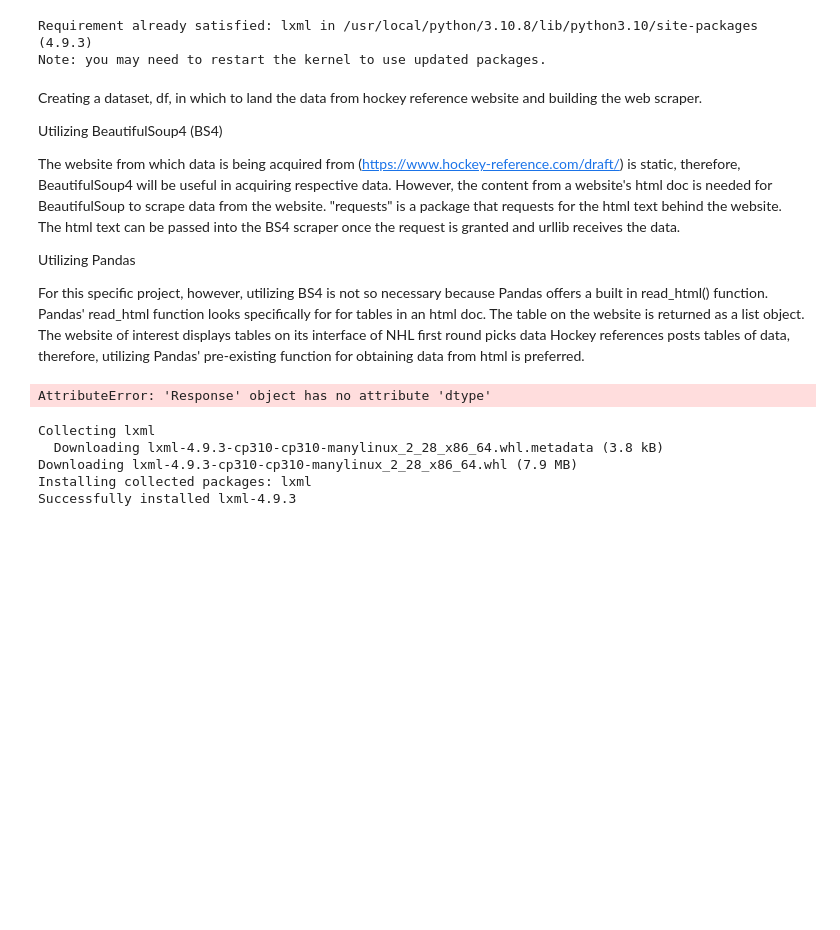
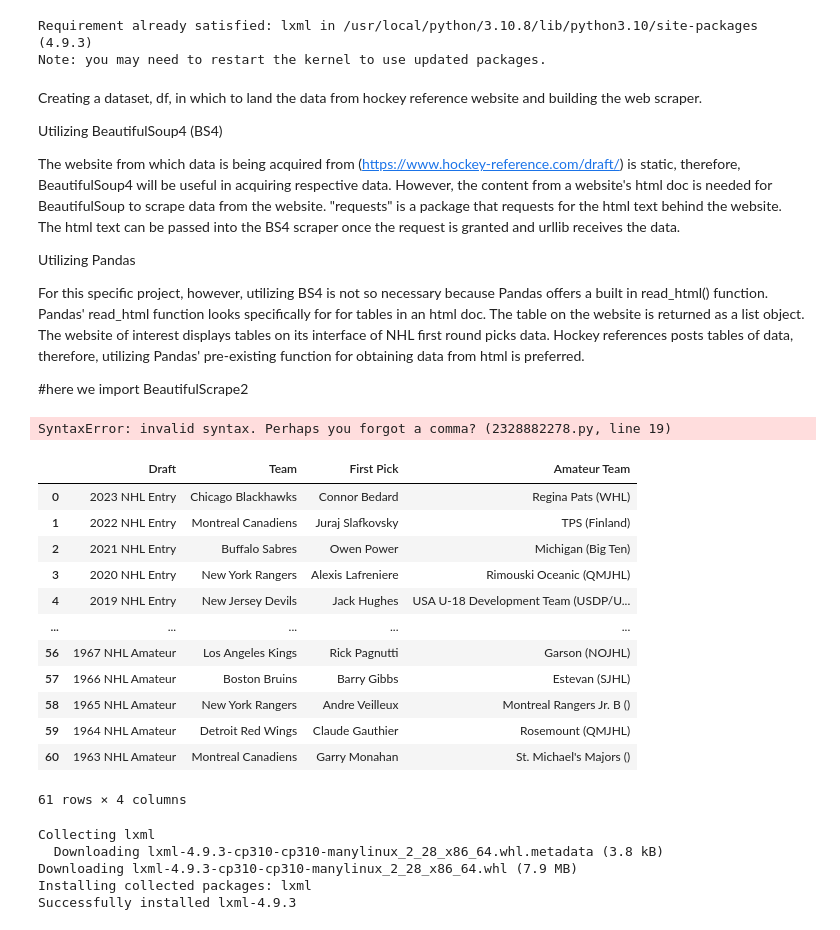
Before and after one commit to sauceboss1526/BestAndRest, a Jupyter notebook: BestAndRest/NHLscraper/NHLscrape.ipynb, the cells around one changed output. Drawn from its saved outputs; the diff is of its cells as text; code cells hidden in the pictures; blank space fills up the shorter version.

```diff
--- a/BestAndRest/NHLscraper/NHLscrape.ipynb
+++ b/BestAndRest/NHLscraper/NHLscrape.ipynb
@@ -36,30 +36,51 @@ Utilizing Pandas
 
 For this specific project, however, utilizing BS4 is not so necessary because Pandas offers a built in read_html() function.
 Pandas' read_html function looks specifically for for tables in an html doc. The table on the website is returned as a list object.
-The website of interest displays tables on its interface of NHL first round picks data
+The website of interest displays tables on its interface of NHL first round picks data.
 Hockey references posts tables of data, therefore, utilizing Pandas' pre-existing function for obtaining data from html is preferred.
+
+#here we import BeautifulScrape2
 # %%
-
+import requests
+import pandas as pd
+#import regex as re
 
 #create url request
 #note that self is a response object when you hover mouse over it
 websiteurl = 'https://www.hockey-reference.com/draft/'
-self.response = requests.get(websiteurl)
+#self.response = requests.get(websiteurl)
 
 #pass the html in bs4 scraper
 #note that self is an
-soup = BeautifulSoup(self.response.content, "html.parser")
+#soup = BeautifulSoup(self.response.content, "html.parser")
 
 #find data
-tablecols = soup.find('tr').text
-year = soup.find('td', class_="left").text
-rows = soup.find('table').text
-rookiesdata1 = pd.read_html('https://www.hockey-reference.com/draft/')
-
+#tablecols = soup.find('tr').text
+#year = soup.find('td', class_="left").text
+#rows = soup.find('table').text
+rookiesdata1 = pd.read_html('https://www.hockey-reference.com/draft/')[0]
+#re.findall([0-9]{4}, rookiesdata1.Draft[0])
+rookiesdata.year = rookiesdata1.Draft
 #show data
-#print(rows)
+#print(rookiesdata.year)
 # %% [output]
-AttributeError: 'Response' object has no attribute 'dtype'
+SyntaxError: invalid syntax. Perhaps you forgot a comma? (2328882278.py, line 19)
+# %%
+rookiesdata1
+# %% [output]
+|  | Draft | Team | First Pick | Amateur Team |
+| 0 | 2023 NHL Entry | Chicago Blackhawks | Connor Bedard | Regina Pats (WHL) |
+| 1 | 2022 NHL Entry | Montreal Canadiens | Juraj Slafkovsky | TPS (Finland) |
+| 2 | 2021 NHL Entry | Buffalo Sabres | Owen Power | Michigan (Big Ten) |
+| 3 | 2020 NHL Entry | New York Rangers | Alexis Lafreniere | Rimouski Oceanic (QMJHL) |
+| 4 | 2019 NHL Entry | New Jersey Devils | Jack Hughes | USA U-18 Development Team (USDP/U... |
+| ... | ... | ... | ... | ... |
+| 56 | 1967 NHL Amateur | Los Angeles Kings | Rick Pagnutti | Garson (NOJHL) |
+| 57 | 1966 NHL Amateur | Boston Bruins | Barry Gibbs | Estevan (SJHL) |
+| 58 | 1965 NHL Amateur | New York Rangers | Andre Veilleux | Montreal Rangers Jr. B () |
+| 59 | 1964 NHL Amateur | Detroit Red Wings | Claude Gauthier | Rosemount (QMJHL) |
+| 60 | 1963 NHL Amateur | Montreal Canadiens | Garry Monahan | St. Michael's Majors () |
+61 rows × 4 columns
 # %%
 # %% [output]
 Collecting lxml
```
Also changed, not shown: parts of 2 cells of this notebook, 8 other files.
